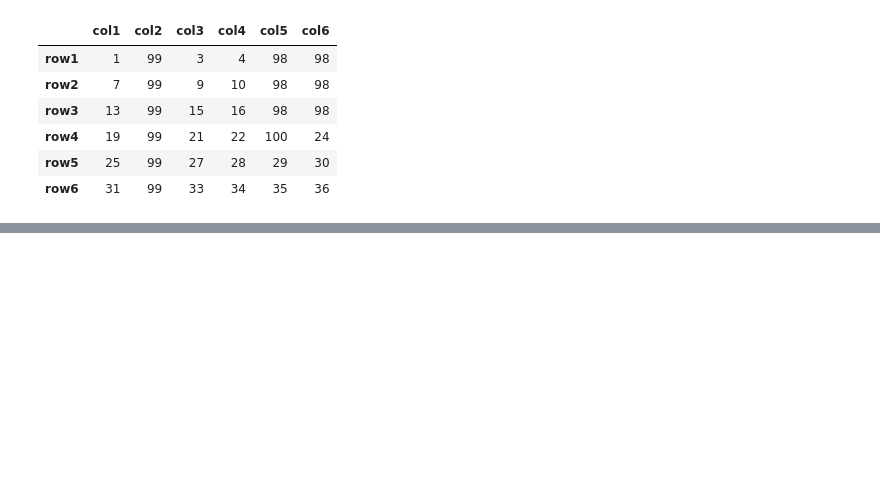
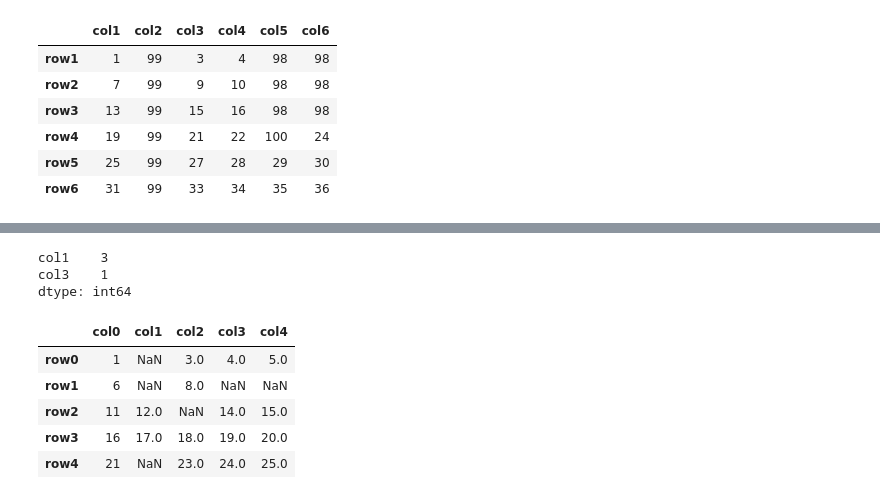
Before and after one commit to afshinnn/Python_Samples, a Jupyter notebook: Data_Munging/Data_Munging.ipynb, the cells around one changed output, grey strips where cells are left out. Cells and saved outputs as stored; diff of their text form; code cells hidden in the pictures; blank space fills up the shorter version.

```diff
--- a/Data_Munging/Data_Munging.ipynb
+++ b/Data_Munging/Data_Munging.ipynb
@@ -333,0 +356,31 @@ df1
+# %%
+# count missing values
+
+# in each column
+df_with_nan.isnull().sum()
+# in dataframe
+df_with_nan.isnull().sum().sum()
+# in specific columns
+df_with_nan.isnull()['col1'].sum()
+# in some columns
+df_with_nan.isnull()[['col1', 'col3']].sum()
+# %% [output]
+col1    3
+col3    1
+dtype: int64
+# %%
+# dropping missing values
+
+# drop rows that include NaN values
+df_with_nan.dropna()
+# drop column that include NaN values
+df_with_nan.dropna(axis=1)
+# drop rows that include all NaN values
+df_with_nan.dropna(how='all')
+# %% [output]
+|  | col0 | col1 | col2 | col3 | col4 |
+| row0 | 1 | NaN | 3.0 | 4.0 | 5.0 |
+| row1 | 6 | NaN | 8.0 | NaN | NaN |
+| row2 | 11 | 12.0 | NaN | 14.0 | 15.0 |
+| row3 | 16 | 17.0 | 18.0 | 19.0 | 20.0 |
+| row4 | 21 | NaN | 23.0 | 24.0 | 25.0 |
```
Also changed, not shown: parts of 14 cells of this notebook.
